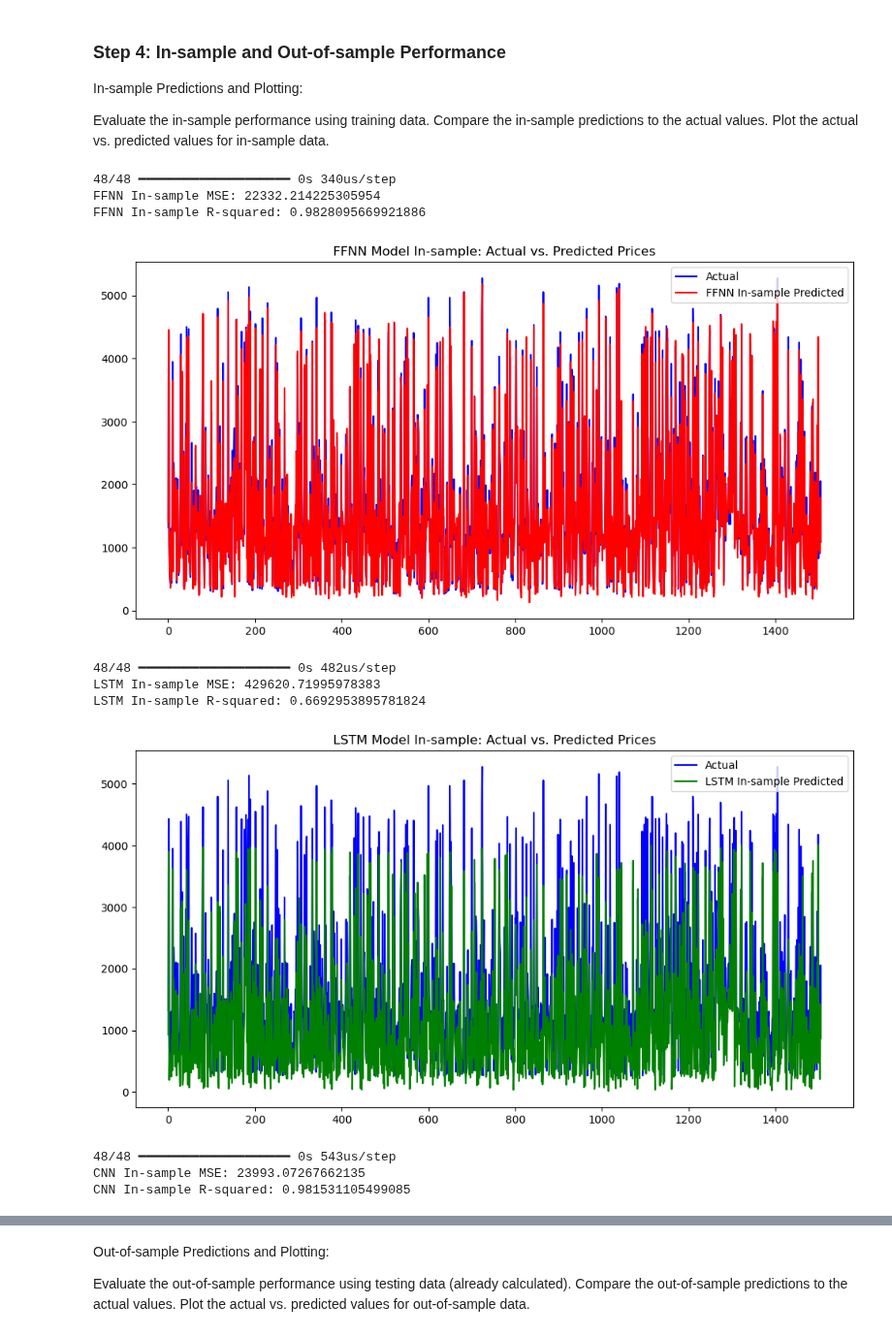
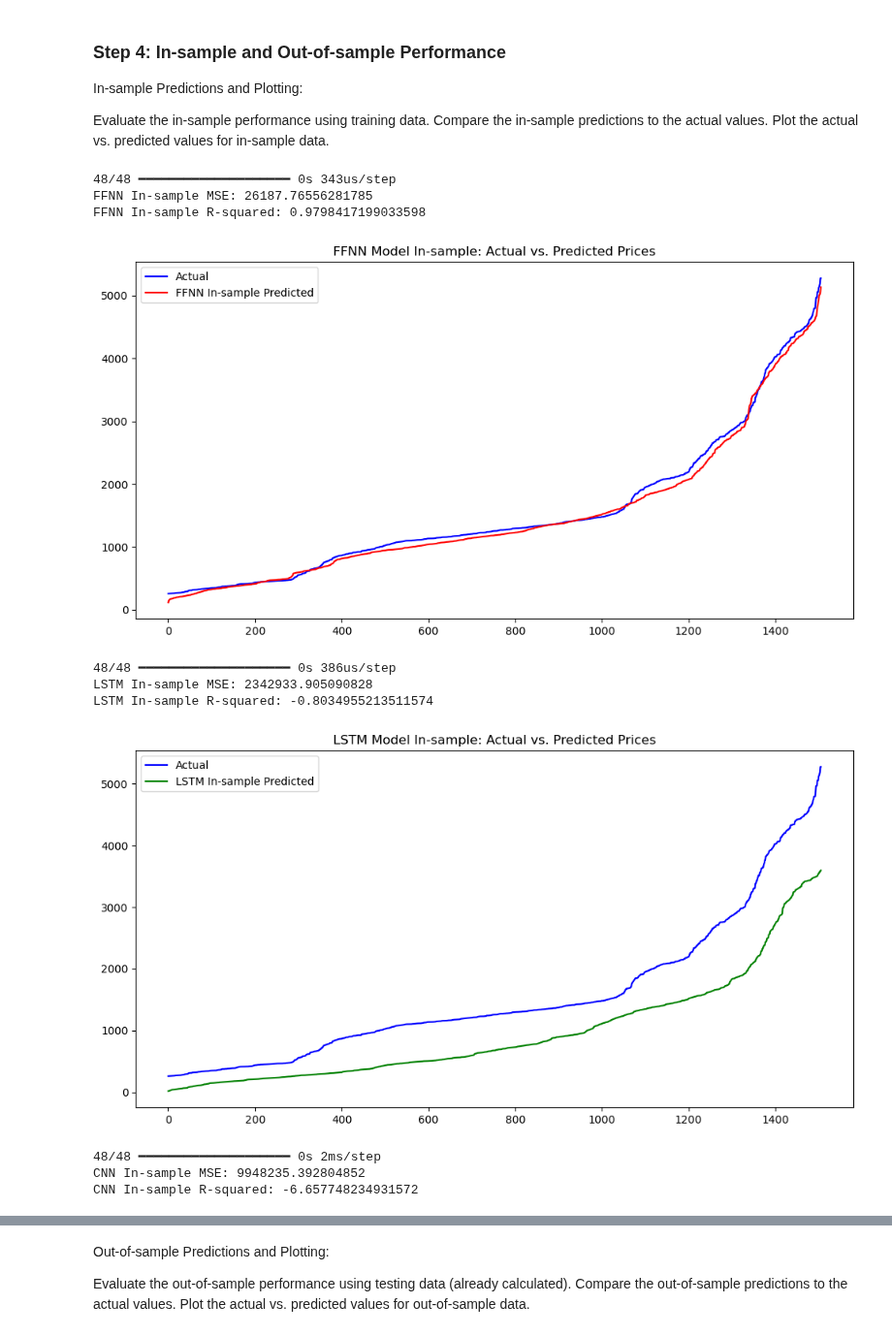
Before and after one commit to radubauzh/Quantitative_Trading_Algorithm, a Jupyter notebook: SP500_Trading_Algorithm.ipynb, the cells around one changed output, grey strips where cells are left out. Shown at 97% size. Cells and saved outputs as stored; diff of their text form; code cells hidden in the pictures.

```diff
--- a/SP500_Trading_Algorithm.ipynb
+++ b/SP500_Trading_Algorithm.ipynb
@@ -165,11 +165,22 @@ LSTM Model Training and Evaluation Complete.
 # %% [markdown]
 ### Convolutional Neural Network (CNN)
 # %%
-from keras.layers import Conv1D, MaxPooling1D, Flatten, Reshape
+from keras.models import Sequential
+from keras.layers import Conv1D, MaxPooling1D, Flatten, Dense, Reshape, Dropout
+from sklearn.preprocessing import MinMaxScaler
+import numpy as np
 
-# Define the CNN model
+# Normalize the data
+scaler = MinMaxScaler(feature_range=(0, 1))
+X_train_scaled = scaler.fit_transform(X_train)
+X_test_scaled = scaler.transform(X_test)
+
+# Define the CNN model with additional layers
 cnn_model = Sequential()
-cnn_model.add(Reshape((X_train.shape[1], 1), input_shape=(X_train.shape[1],)))
+cnn_model.add(Reshape((X_train_scaled.shape[1], 1), input_shape=(X_train_scaled.shape[1],)))
+cnn_model.add(Conv1D(filters=128, kernel_size=3, activation='relu'))
+cnn_model.add(MaxPooling1D(pool_size=2))
+cnn_model.add(Dropout(0.25))  # Dropout layer to reduce overfitting
 cnn_model.add(Conv1D(filters=64, kernel_size=2, activation='relu'))
 cnn_model.add(MaxPooling1D(pool_size=2))
 cnn_model.add(Flatten())
@@ -180,14 +191,14 @@ cnn_model.add(Dense(1))
 cnn_model.compile(optimizer='adam', loss='mean_squared_error')
 
 # Train the model
-cnn_history = cnn_model.fit(X_train, y_train, epochs=50, batch_size=32, validation_split=0.2, verbose=1)
+cnn_history = cnn_model.fit(X_train_scaled, y_train, epochs=50, batch_size=16, validation_split=0.2, verbose=1)
 
 # Evaluate the model on the test set
-cnn_evaluation = cnn_model.evaluate(X_test, y_test)
+cnn_evaluation = cnn_model.evaluate(X_test_scaled, y_test)
 print(f"CNN Model Test Loss: {cnn_evaluation}")
 
 # Make predictions
-cnn_predictions = cnn_model.predict(X_test)
+cnn_predictions = cnn_model.predict(X_test_scaled)
 
 print("CNN Model Training and Evaluation Complete.")
 # %% [output]
@@ -489,51 +500,51 @@ print(f"FFNN In-sample MSE: {ffnn_in_sample_mse}")
 print(f"FFNN In-sample R-squared: {ffnn_in_sample_r2}")
 
 # Plot actual vs. predicted values for in-sample data (FFNN)
 plt.figure(figsize=(12, 6))
-plt.plot(y_train.values, label='Actual', color='blue')
-plt.plot(ffnn_in_sample_predictions.flatten(), label='FFNN In-sample Predicted', color='red')
+plt.plot(sorted(y_train.values), label='Actual', color='blue')
+plt.plot(sorted(ffnn_in_sample_predictions.flatten()), label='FFNN In-sample Predicted', color='red')
 plt.title('FFNN Model In-sample: Actual vs. Predicted Prices')
 plt.legend()
 plt.show()
 
 # In-sample predictions for LSTM
 lstm_in_sample_predictions = lstm_model.predict(X_train_lstm)
-lstm_in_sample_mse = mean_squared_error(y_train, lstm_in_sample_predictions)
-lstm_in_sample_r2 = r2_score(y_train, lstm_in_sample_predictions)
+lstm_in_sample_mse = mean_squared_error(sorted(y_train), lstm_in_sample_predictions)
+lstm_in_sample_r2 = r2_score(sorted(y_train), lstm_in_sample_predictions)
 print(f"LSTM In-sample MSE: {lstm_in_sample_mse}")
 print(f"LSTM In-sample R-squared: {lstm_in_sample_r2}")
 
 # Plot actual vs. predicted values for in-sample data (LSTM)
 plt.figure(figsize=(12, 6))
-plt.plot(y_train.values, label='Actual', color='blue')
-plt.plot(lstm_in_sample_predictions.flatten(), label='LSTM In-sample Predicted', color='green')
+plt.plot(sorted(y_train.values), label='Actual', color='blue')
+plt.plot(sorted(lstm_in_sample_predictions.flatten()), label='LSTM In-sample Predicted', color='green')
 plt.title('LSTM Model In-sample: Actual vs. Predicted Prices')
 plt.legend()
 plt.show()
 
 # In-sample predictions for CNN
 cnn_in_sample_predictions = cnn_model.predict(X_train)
-cnn_in_sample_mse = mean_squared_error(y_train, cnn_in_sample_predictions)
-cnn_in_sample_r2 = r2_score(y_train, cnn_in_sample_predictions)
+cnn_in_sample_mse = mean_squared_error(sorted(y_train), cnn_in_sample_predictions)
+cnn_in_sample_r2 = r2_score(sorted(y_train), cnn_in_sample_predictions)
 print(f"CNN In-sample MSE: {cnn_in_sample_mse}")
 print(f"CNN In-sample R-squared: {cnn_in_sample_r2}")
 
 # Plot actual vs. predicted values for in-sample data (CNN)
 plt.figure(figsize=(12, 6))
-plt.plot(y_train.values, label='Actual', color='blue')
-plt.plot(cnn_in_sample_predictions.flatten(), label='CNN In-sample Predicted', color='orange')
+plt.plot(sorted(y_train.values), label='Actual', color='blue')
+plt.plot(sorted(cnn_in_sample_predictions.flatten()), label='CNN In-sample Predicted', color='orange')
 plt.title('CNN Model In-sample: Actual vs. Predicted Prices')
 plt.legend()
 plt.show()
 # %% [output]
-48/48 ━━━━━━━━━━━━━━━━━━━━ 0s 340us/step
-FFNN In-sample MSE: 22332.214225305954
-FFNN In-sample R-squared: 0.9828095669921886
+48/48 ━━━━━━━━━━━━━━━━━━━━ 0s 343us/step
+FFNN In-sample MSE: 26187.76556281785
+FFNN In-sample R-squared: 0.9798417199033598
-[figure, old version]
+[figure, new version]
-48/48 ━━━━━━━━━━━━━━━━━━━━ 0s 482us/step
-LSTM In-sample MSE: 429620.71995978383
-LSTM In-sample R-squared: 0.6692953895781824
+48/48 ━━━━━━━━━━━━━━━━━━━━ 0s 386us/step
+LSTM In-sample MSE: 2342933.905090828
+LSTM In-sample R-squared: -0.8034955213511574
-[figure, old version]
+[figure, new version]
-48/48 ━━━━━━━━━━━━━━━━━━━━ 0s 543us/step
-CNN In-sample MSE: 23993.07267662135
-CNN In-sample R-squared: 0.981531105499085
+48/48 ━━━━━━━━━━━━━━━━━━━━ 0s 2ms/step
+CNN In-sample MSE: 9948235.392804852
+CNN In-sample R-squared: -6.657748234931572
```
Also changed, not shown: parts of 11 cells of this notebook, 1 other file.
